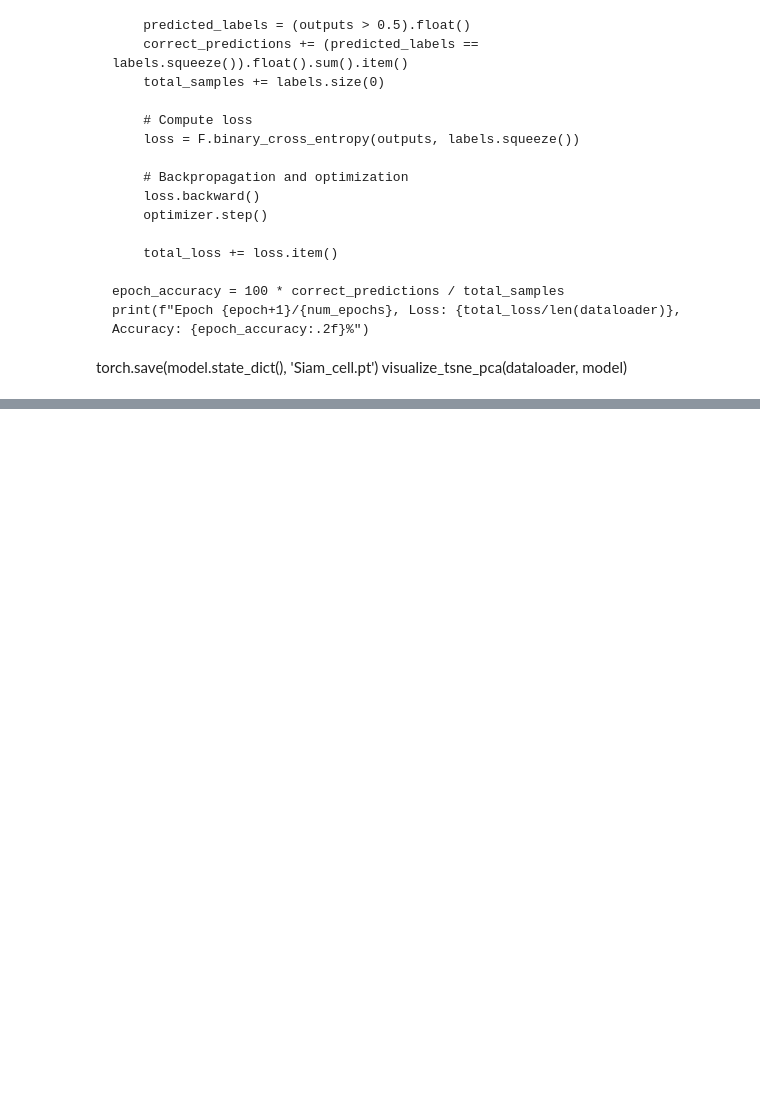
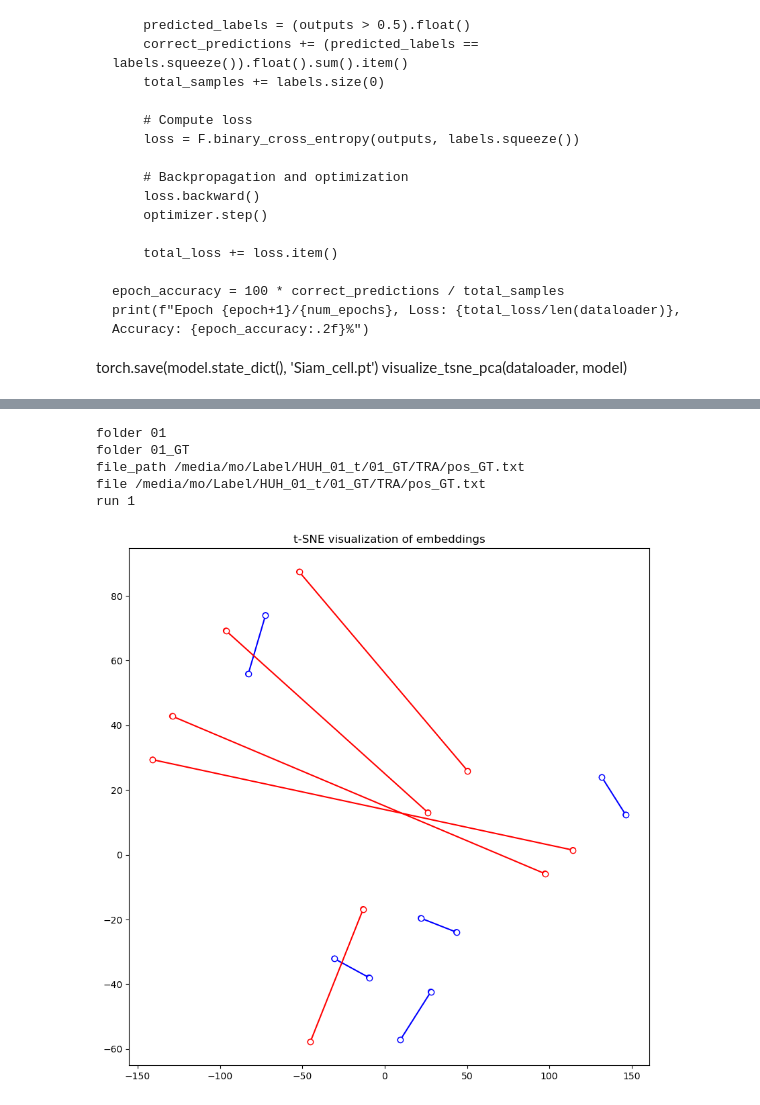
Before and after one commit to mosturm/IWR_CellTrack, a Jupyter notebook: Siamese.ipynb, the cells around one changed output, grey strips where cells are left out. Drawn from its saved outputs; the diff is of its cells as text; code cells hidden in the pictures; blank space fills up the shorter version.

```diff
--- a/Siamese.ipynb
+++ b/Siamese.ipynb
@@ -503,11 +552,18 @@ Epoch 10/10, Train Loss: 0.5504, Train Accuracy: 76.05%, Val Loss: 0.5697, Test
 # %%
 model = SiameseNetwork()
 # 2. Load the state dictionary
-model.load_state_dict(torch.load('Siam_cell_best.pt'))
+model.load_state_dict(torch.load('Siam_cell_new.pt'))
 # 3. If you're doing inference, set the model to evaluation mode
 model.eval()
 
 
-dataset = CellTrackingDataset('/media/mo/Label/HeLa_track_test/')
+dataset = CellTrackingDataset('/media/mo/Label/HUH_01_t/',25,file_format='tif')
 dataloader = DataLoader(dataset, batch_size=32, shuffle=True)
 visualize_tsne_pca(dataloader, model)
+# %% [output]
+folder 01
+folder 01_GT
+file_path /media/mo/Label/HUH_01_t/01_GT/TRA/pos_GT.txt
+file /media/mo/Label/HUH_01_t/01_GT/TRA/pos_GT.txt
+run 1
+[figure, added]
```
Also changed, not shown: parts of 4 cells of this notebook, 3 other files.
